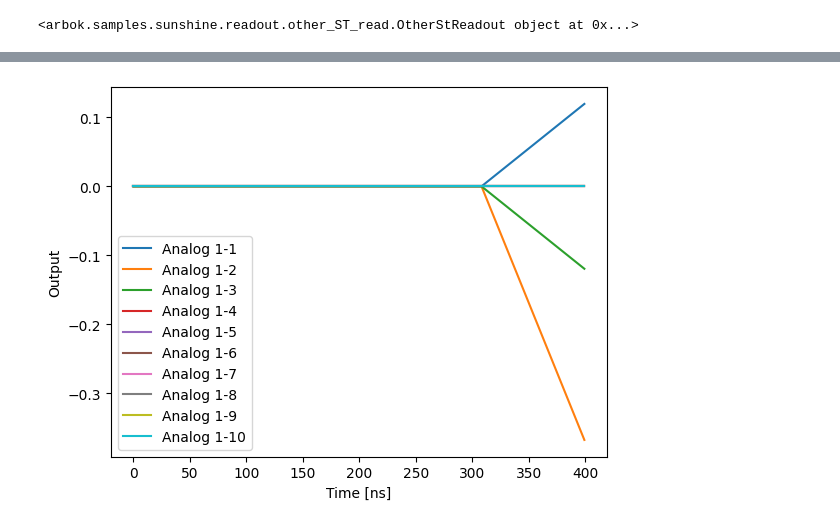
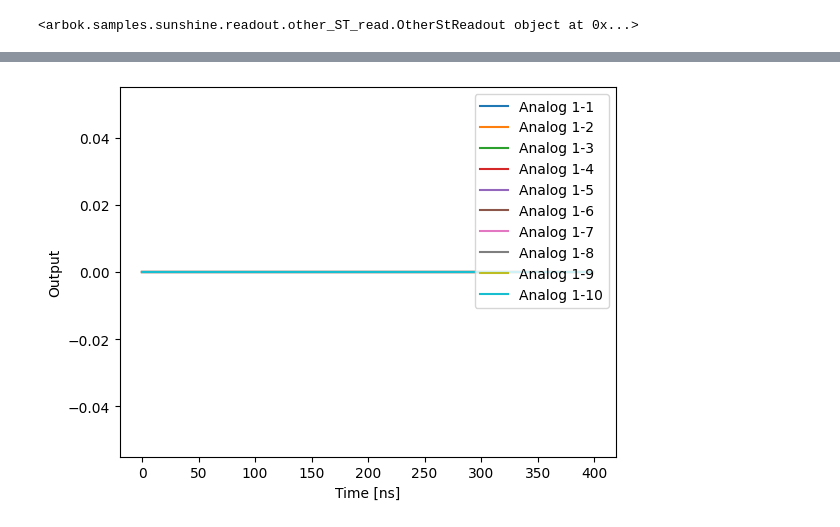
Before and after one commit to andncl/arbok, a Jupyter notebook: arbok/examples/test_kak.ipynb, the cells around one changed output, grey strips where cells are left out. Drawn from its saved outputs; the diff is of its cells as text; code cells hidden in the pictures.

```diff
--- a/arbok/examples/test_kak.ipynb
+++ b/arbok/examples/test_kak.ipynb
@@ -16,0 +38,3 @@ init = MixedDownUpInit()
+# %%
+sunshine = Sample('sunshine', rf2v_config)
+qh = QuantifyHandler('CNOT', sunshine)
@@ -16,0 +43,2 @@ init = MixedDownUpInit()
+# %%
+qh.add_subsequence(init)
@@ -16,0 +66,2 @@ init = MixedDownUpInit()
+# %%
+prog1 = qh.get_program()
@@ -17,9 +78,9 @@ init = MixedDownUpInit()
 # %%
-with program() as prog1:
-    rd.qua_sequence()
+#with program() as prog1:
+#    init.qua_sequence()
 
 with program() as prog2:
-    init.qua_sequence()
+    rd.qua_sequence()
 # %% [output]
 <arbok.samples.sunshine.readout.other_ST_read.OtherStReadout object at 0x...>
 # %%
@@ -34,5 +95,5 @@ QMM = QuantumMachinesManager(
 # %%
-job = QMM.simulate(rf2v_config, prog2, SimulationConfig(duration=100))
+job = QMM.simulate(rf2v_config, prog1, SimulationConfig(duration=100))
 
 samples = job.get_simulated_samples()
 samples.con1.plot()
@@ -41,4 +102,4 @@ samples.con1.plot()
-[figure, old version]
+[figure, new version]
 # %%
 job = QMM.simulate(rf2v_config, prog2, SimulationConfig(duration=100))
 
```
Also changed, not shown: parts of 13 cells of this notebook, 9 other files.
